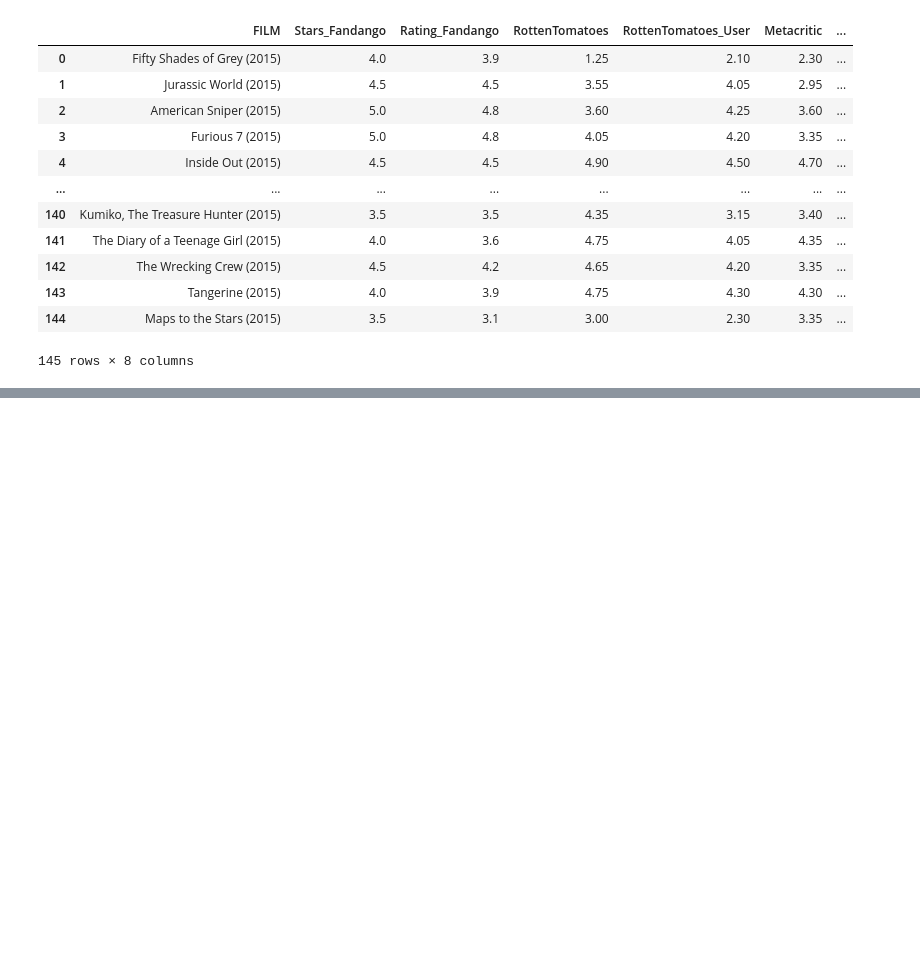
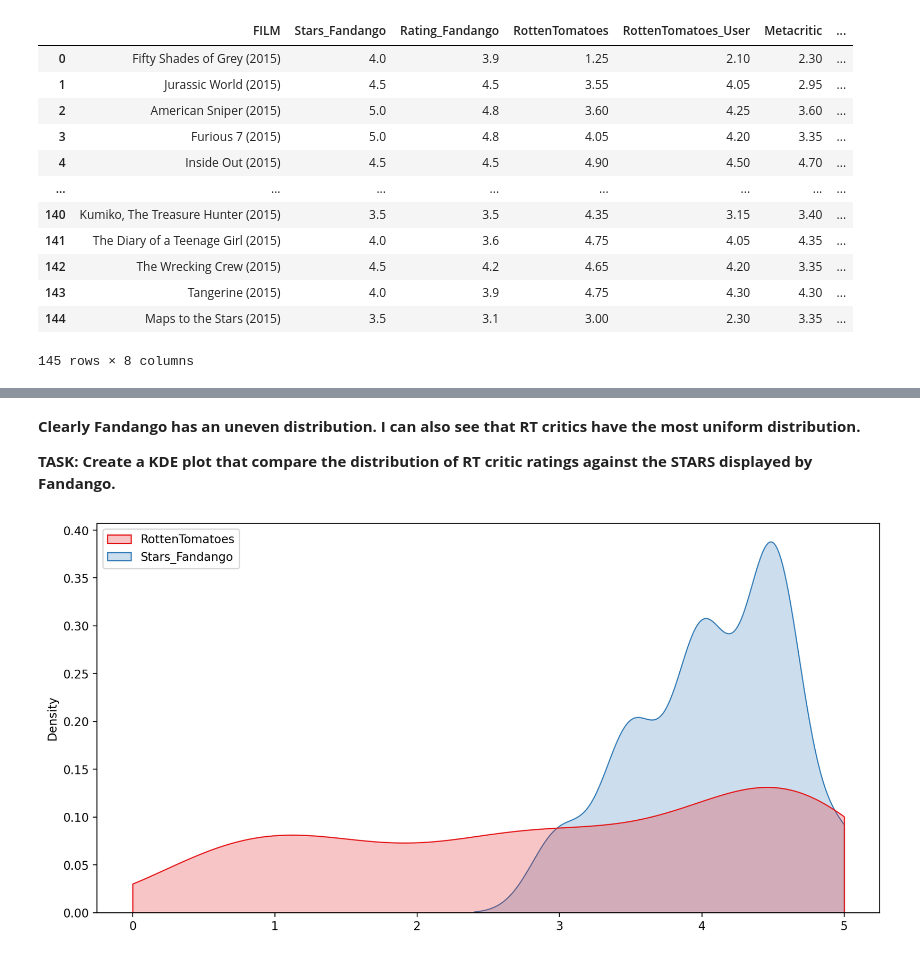
Before and after one commit to JovanTTT/FandangoProject, a Jupyter notebook: Fandango-Project.ipynb, the cells around one changed output, grey strips where cells are left out. Drawn from its saved outputs; the diff is of its cells as text; code cells hidden in the pictures; blank space fills up the shorter version.

```diff
--- a/Fandango-Project.ipynb
+++ b/Fandango-Project.ipynb
@@ -707,0 +711,10 @@ convertedDataFrame[convertedDataFrame['RottenTomatoes'] > ]
+# %% [markdown]
+**Clearly Fandango has an uneven distribution. I can also see that RT critics have the most uniform distribution.**
+
+**TASK: Create a KDE plot that compare the distribution of RT critic ratings against the STARS displayed by Fandango.**
+# %%
+fig, ax = plt.subplots(figsize = (12, 6), dpi = 200)
+sns.kdeplot(data = convertedDataFrame[['RottenTomatoes', 'Stars_Fandango']], fill = True, palette = 'Set1', clip = [0, 5])
+move_legend(ax, "upper left")
+# %% [output]
+[figure, added]
```
Also changed, not shown: parts of 4 cells of this notebook.
